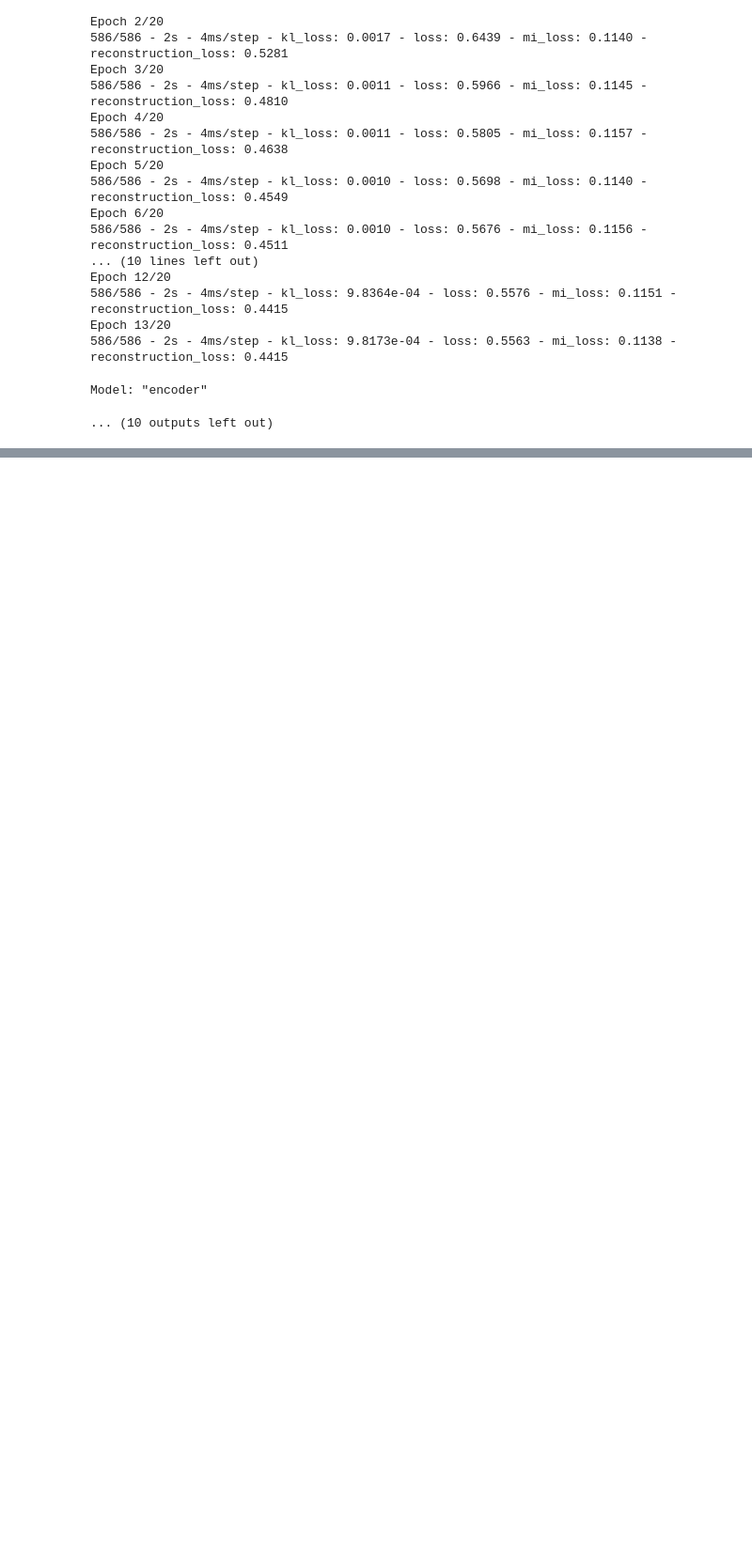
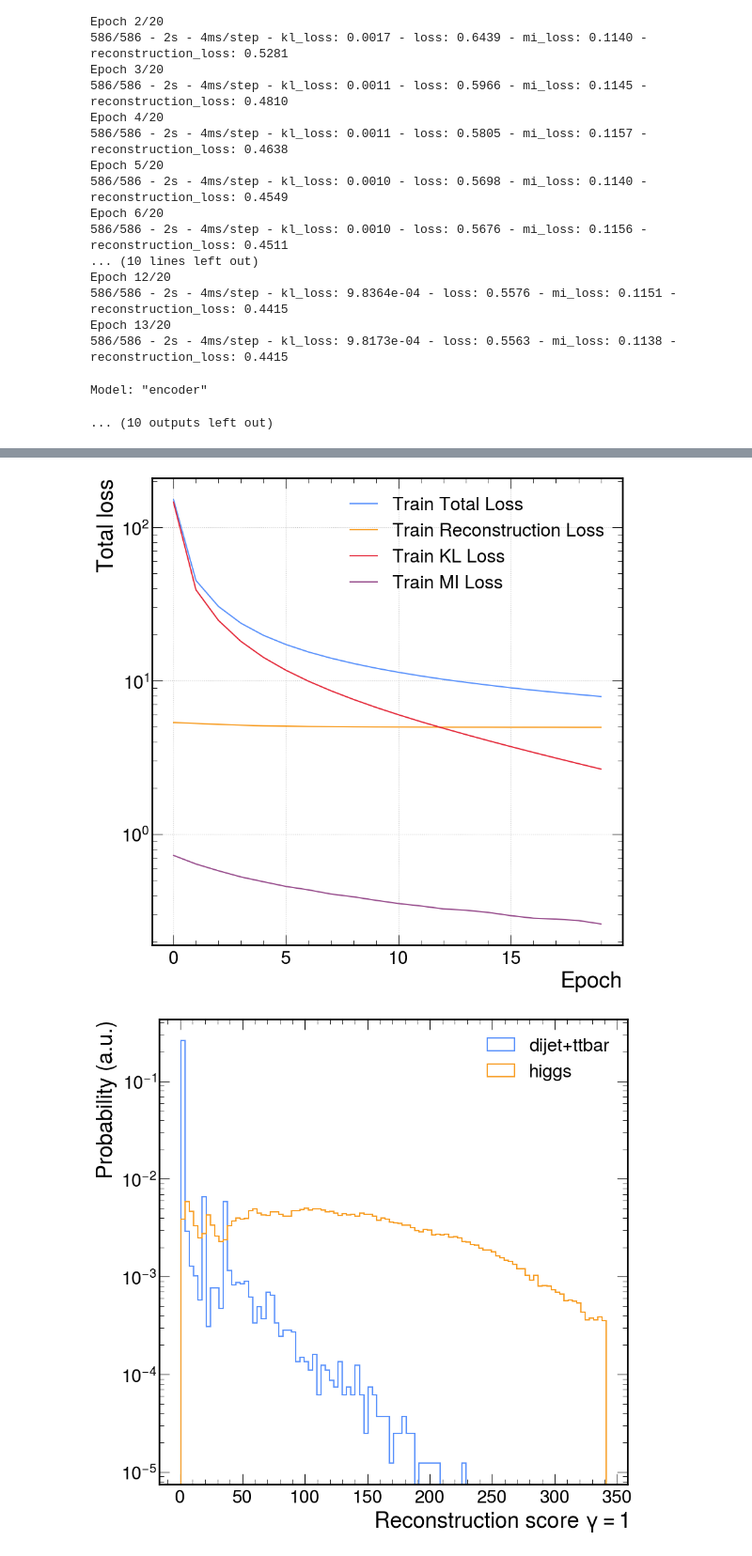
Before and after one commit to makoeppel/hepinfo, a Jupyter notebook: notebooks/axol1tl-example.ipynb, the cells around one changed output, grey strips where cells are left out. Shown: that part at 94% size. Cells and saved outputs as stored; diff of their text form; code cells hidden in the pictures; blank space fills up the shorter version.

Commit message:
add real data

```diff
--- a/notebooks/axol1tl-example.ipynb
+++ b/notebooks/axol1tl-example.ipynb
@@ -92,7 +96,8 @@ grid_search = RandomizedSearchCV(
     n_jobs=1,
     n_iter=10,
     verbose=3,
-    scoring=scorer
+    scoring=scorer,
+    refit=True
 )
 grid_search.fit(X_train, nPV_train)
 # %% [output]
@@ -325,0 +321,8 @@ get_plots(MiVAE_model_gamma_zero, name=r"$\gamma=0$")
+# %%
+# load model and scaling parameters
+model = tf.keras.models.load_model('../data/encoder_trimmed.h5', custom_objects=co)
+
+input_quantizer = quantized_bits(8,5,alpha=1)
+scales = h5py.File('../data/scales.h5')
+scale_data = scales['norm_scale'][:].flatten()
+offset_data = scales['norm_bias'][:].flatten()
@@ -325,0 +365,22 @@ get_plots(MiVAE_model_gamma_zero, name=r"$\gamma=0$")
+# %%
+# split data for training / testing
+partial_data = 100000
+X_train, X_test, nPV_train, nPV_test = train_test_split(X_scaled.numpy()[:partial_data], nPV[:partial_data], random_state=42)
+# %%
+# train the model
+MiVAE_cms_model = MiVAE(
+    verbose=2,
+    activation="relu",
+    batch_size=256,
+    beta_param=1,
+    drop_out=0.2,
+    epoch=20,
+    gamma=1,
+    hidden_layers=[32, 16, 13],
+    latent_dims=64,
+    learning_rate=0.0001,
+    optimizer="Adam",
+    quantize=True,
+    run_eagerly=False
+)
+history = MiVAE_cms_model.fit(X_train, nPV_train)
@@ -325,0 +449,6 @@ get_plots(MiVAE_model_gamma_zero, name=r"$\gamma=0$")
+# %%
+plot_history(history)
+get_plots(MiVAE_cms_model, X_test, cms_HHHTo6B_scaled[:partial_data], nPV_test, None, name=r"$\gamma=1$")
+# %% [output]
+[figure, added]
+[figure, added]
```
Also changed, not shown: parts of 11 cells of this notebook, 1 other file.
